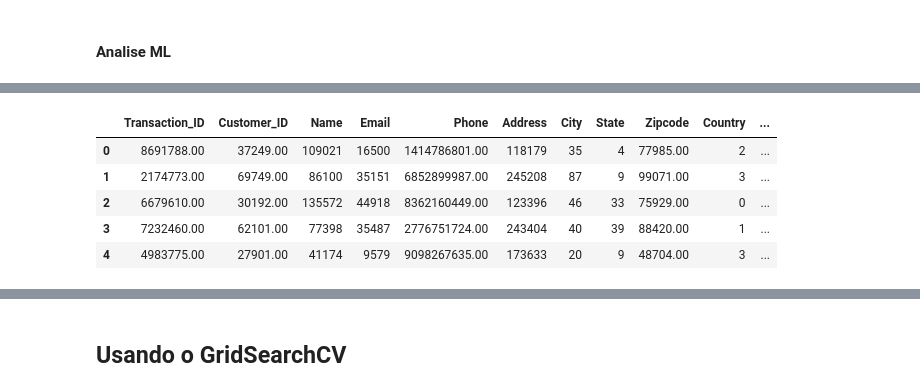
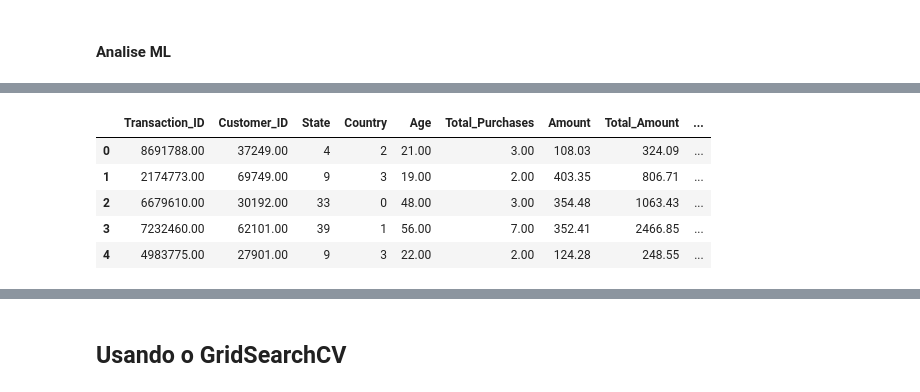
Before and after one commit to menezescarlos/SEGMENTACAO-CLIENTE, a Jupyter notebook: analiseecommerce.ipynb, the cells around one changed output, grey strips where cells are left out. Cells and saved outputs as stored; diff of their text form; code cells hidden in the pictures.

```diff
--- a/analiseecommerce.ipynb
+++ b/analiseecommerce.ipynb
@@ -683,15 +683,34 @@ Name: Age, dtype: float64
 # %%
 # Separando as variaveis preditoras
 
 preditoras = base.copy() #Fazendo uma cópia do dataframe
 
-del preditoras['Feedback'] #Excluindo a variavel target, pois já separamos ela na etapa anterior
+del preditoras['Feedback']
+del preditoras['Email'] #Excluindo a variavel target, pois já separamos ela na etapa anterior
+del preditoras['Name']
+del preditoras['Phone']
+del preditoras['Address']
+del preditoras['Zipcode']
+del preditoras['Date']
+del preditoras['City']
+del preditoras['Gender']
+del preditoras['Income']
+del preditoras['Customer_Segment']
+del preditoras['Year']
+del preditoras['Month']
+del preditoras['Time']
+del preditoras['Product_Type']
+del preditoras['Shipping_Method']
+del preditoras['Payment_Method']
+del preditoras['Order_Status']
+del preditoras['products']
+
 
 preditoras.head()#Visualizando as variaveis preditoras
 # %% [output]
-|  | Transaction_ID | Customer_ID | Name | Email | Phone | Address | City | State | Zipcode | Country | ... |
-| 0 | 8691788.00 | 37249.00 | 109021 | 16500 | 1414786801.00 | 118179 | 35 | 4 | 77985.00 | 2 | ... |
-| 1 | 2174773.00 | 69749.00 | 86100 | 35151 | 6852899987.00 | 245208 | 87 | 9 | 99071.00 | 3 | ... |
-| 2 | 6679610.00 | 30192.00 | 135572 | 44918 | 8362160449.00 | 123396 | 46 | 33 | 75929.00 | 0 | ... |
-| 3 | 7232460.00 | 62101.00 | 77398 | 35487 | 2776751724.00 | 243404 | 40 | 39 | 88420.00 | 1 | ... |
-| 4 | 4983775.00 | 27901.00 | 41174 | 9579 | 9098267635.00 | 173633 | 20 | 9 | 48704.00 | 3 | ... |
+|  | Transaction_ID | Customer_ID | State | Country | Age | Total_Purchases | Amount | Total_Amount | ... |
+| 0 | 8691788.00 | 37249.00 | 4 | 2 | 21.00 | 3.00 | 108.03 | 324.09 | ... |
+| 1 | 2174773.00 | 69749.00 | 9 | 3 | 19.00 | 2.00 | 403.35 | 806.71 | ... |
+| 2 | 6679610.00 | 30192.00 | 33 | 0 | 48.00 | 3.00 | 354.48 | 1063.43 | ... |
+| 3 | 7232460.00 | 62101.00 | 39 | 1 | 56.00 | 7.00 | 352.41 | 2466.85 | ... |
+| 4 | 4983775.00 | 27901.00 | 9 | 3 | 22.00 | 2.00 | 124.28 | 248.55 | ... |
```
Also changed, not shown: parts of 48 cells of this notebook.
